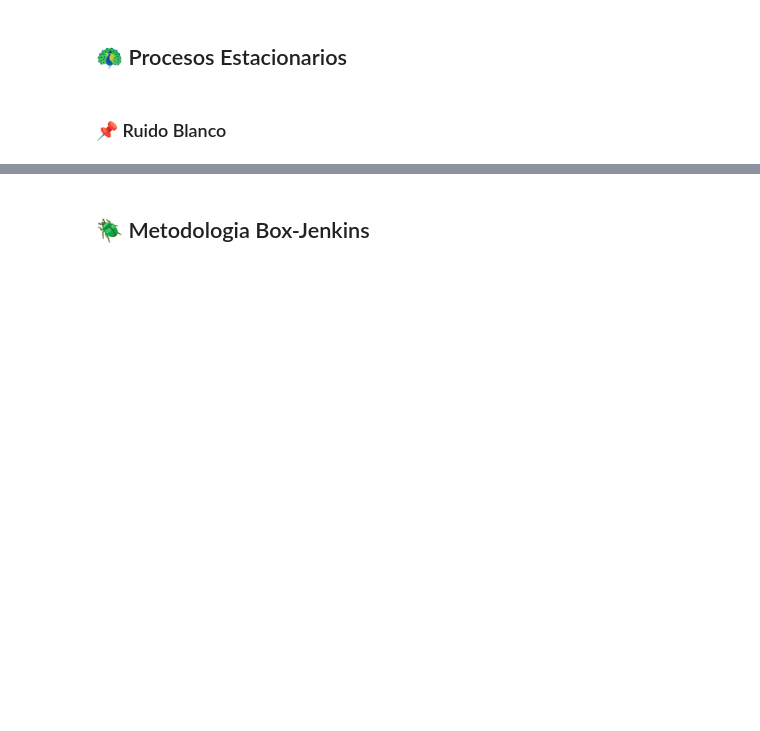
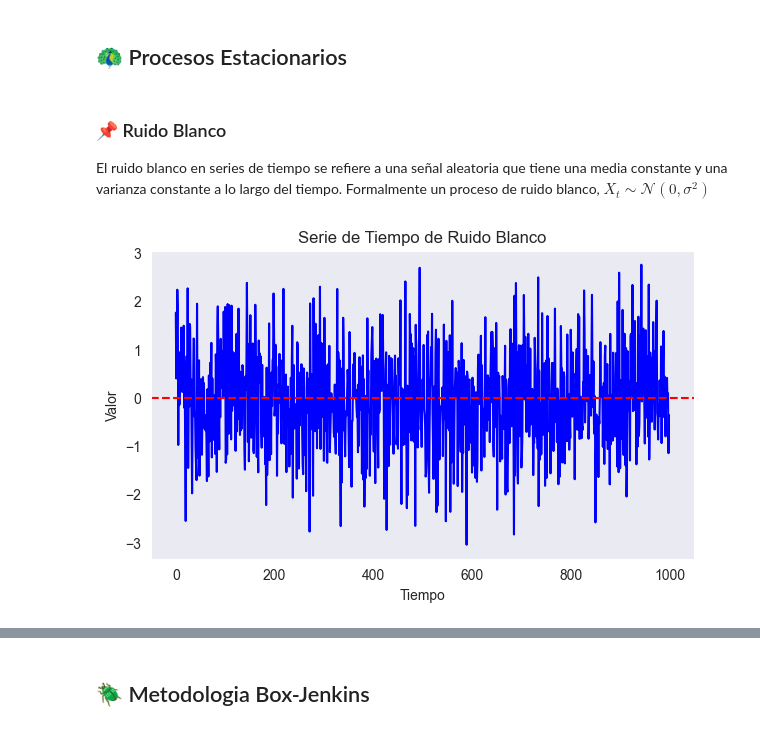
Before and after one commit to anmedinas/DS_Finance, a Jupyter notebook: clase_07/time_series.ipynb, the cells around one changed output, grey strips where cells are left out. Cells and saved outputs as stored; diff of their text form; code cells hidden in the pictures; blank space fills up the shorter version.

Commit message:
notebook time series

```diff
--- a/clase_07/time_series.ipynb
+++ b/clase_07/time_series.ipynb
@@ -392,5 +392,27 @@ plt.show()
 ## 🦚  Procesos Estacionarios
 # %% [markdown]
 ### 📌 Ruido Blanco
+
+El ruido blanco en series de tiempo se refiere a una señal aleatoria que tiene una media constante y una varianza constante a lo largo del tiempo. Formalmente un proceso de ruido blanco, $X_t \sim \mathcal{N}(0, \sigma^2)$
+# %%
+# Parámetros
+np.random.seed(0)   # Para reproducibilidad
+n = 1000            # Número de observaciones
+mu = 0              # Media
+sigma = 1            # Desviación estándar
+
+# Generar ruido blanco
+white_noise = np.random.normal(mu, sigma, n)
+
+# Visualizar el ruido blanco
+plt.figure(figsize=(7, 4))
+plt.plot(white_noise, color='blue')
+plt.title('Serie de Tiempo de Ruido Blanco')
+plt.xlabel('Tiempo')
+plt.ylabel('Valor')
+plt.axhline(y=0, color='red', linestyle='--')  # Línea en la media
+plt.show()
+# %% [output]
+[figure, added]
 # %% [markdown]
 ### 📌 Procesos AR
```
Also changed, not shown: parts of 41 cells of this notebook, 2 other files.
